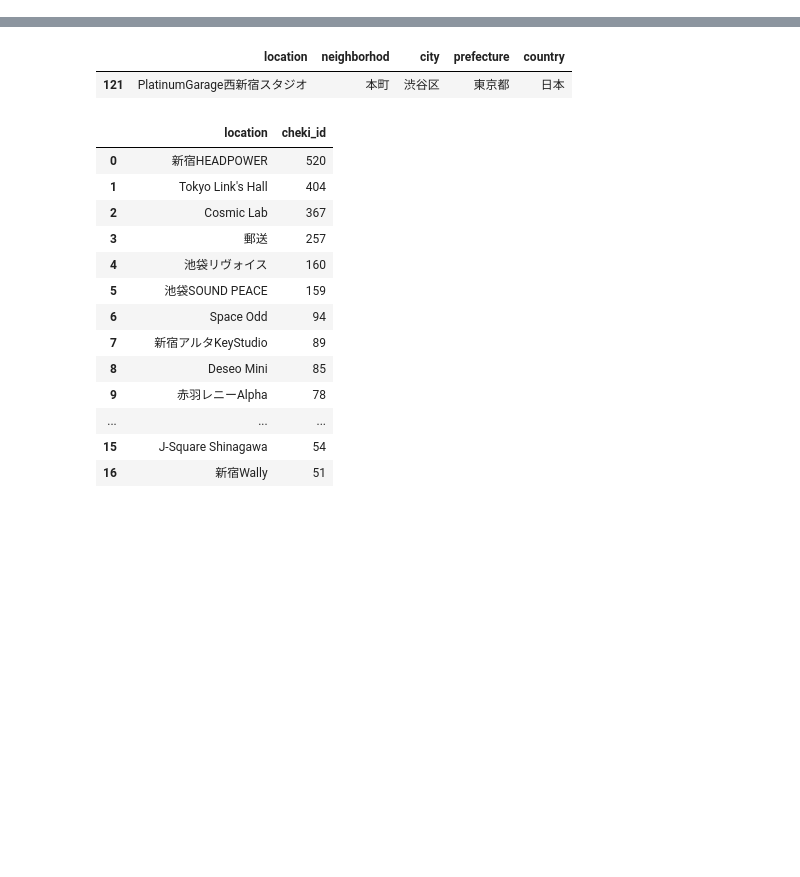
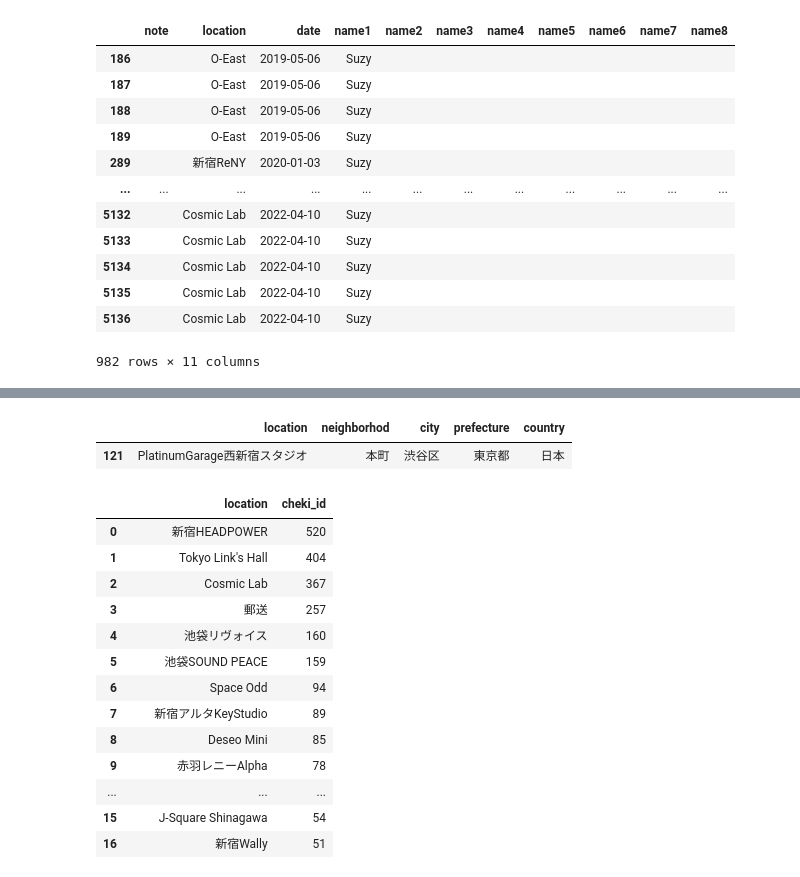
Before and after one commit to wotashu/chekilytics, a Jupyter notebook: notebook.ipynb, the cells around one changed output, grey strips where cells are left out. Saved outputs shown, nothing was run; the diff lists cells and outputs as text; code cells hidden in the pictures; blank space fills up the shorter version.

Commit message:
search for a name

```diff
--- a/notebook.ipynb
+++ b/notebook.ipynb
@@ -27 +27,17 @@ idol_df = get_worksheet(sheet_url, 1)
 venue_df = get_worksheet(sheet_url, 2)
+# %%
+cheki_df[cheki_df.isin(["Suzy"]).any(1)]
+# %% [output]
+|  | note | location | date | name1 | name2 | name3 | name4 | name5 | name6 | name7 | name8 |
+| 186 |  | O-East | 2019-05-06 | Suzy |  |  |  |  |  |  |  |
+| 187 |  | O-East | 2019-05-06 | Suzy |  |  |  |  |  |  |  |
+| 188 |  | O-East | 2019-05-06 | Suzy |  |  |  |  |  |  |  |
+| 189 |  | O-East | 2019-05-06 | Suzy |  |  |  |  |  |  |  |
+| 289 |  | 新宿ReNY | 2020-01-03 | Suzy |  |  |  |  |  |  |  |
+| ... | ... | ... | ... | ... | ... | ... | ... | ... | ... | ... | ... |
+| 5132 |  | Cosmic Lab | 2022-04-10 | Suzy |  |  |  |  |  |  |  |
+| 5133 |  | Cosmic Lab | 2022-04-10 | Suzy |  |  |  |  |  |  |  |
+| 5134 |  | Cosmic Lab | 2022-04-10 | Suzy |  |  |  |  |  |  |  |
+| 5135 |  | Cosmic Lab | 2022-04-10 | Suzy |  |  |  |  |  |  |  |
+| 5136 |  | Cosmic Lab | 2022-04-10 | Suzy |  |  |  |  |  |  |  |
+982 rows × 11 columns
```
Also changed, not shown: parts of 3 cells of this notebook, 1 other file.
